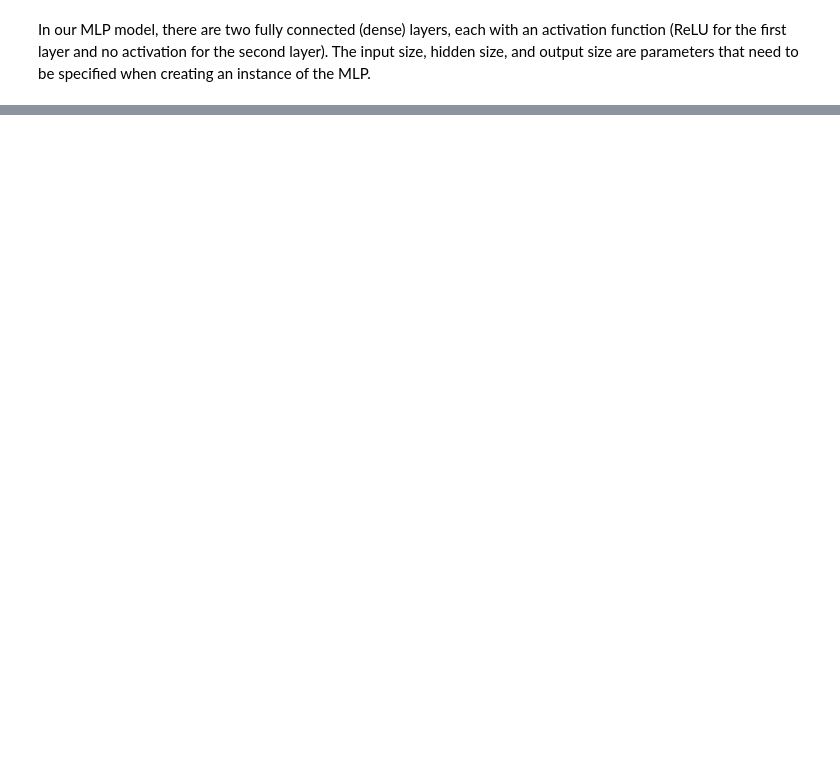
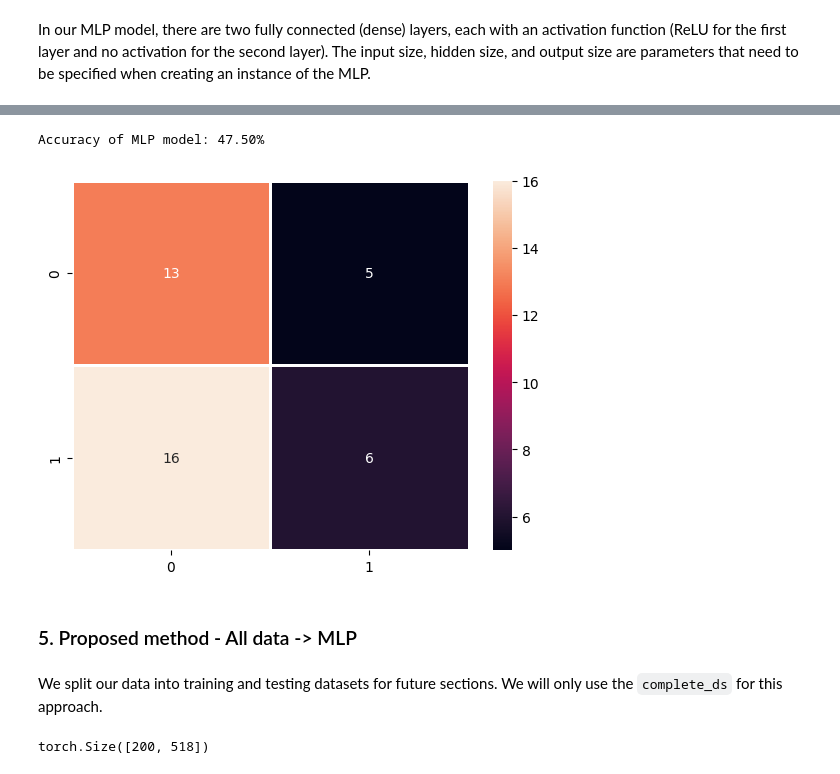
Before and after one commit to jhtkoo0426/UCL-FYP, a Jupyter notebook: src/models/mlp.ipynb, the cells around one changed output, grey strips where cells are left out. Saved outputs shown, nothing was run; the diff lists cells and outputs as text; code cells hidden in the pictures; blank space fills up the shorter version.

```diff
--- a/src/models/mlp.ipynb
+++ b/src/models/mlp.ipynb
@@ -312,0 +308,20 @@ Accuracy of MLP model: 87.50%
+# %%
+X_train, X_test, y_train, y_test = train_test_split(visual_ds.detach().numpy(), grasp_outcomes_data, test_size=0.2, random_state=0)
+# %%
+mlp4b = MLP(input_size=6, hidden_size=4, output_size=1)
+mlp4b.train_mlp(epochs=100, X_train=X_train, y_train=y_train)
+mlp4b.eval_mlp(X_test=X_test, y_test=y_test)
+# %% [output]
+Accuracy of MLP model: 47.50%
+[figure, added]
+# %% [markdown]
+### 5. Proposed method - All data -> MLP
+# %% [markdown]
+We split our data into training and testing datasets for future sections.
+We will only use the `complete_ds` for this approach.
+# %%
+# We simply combine the cnn-processed tactile data (from Section 5.3.1) with the visual data
+cnn5_complete_ds = torch.cat([cnn_tactile.reshape(cnn_tactile.shape[0], -1), visual_ds], dim=1)
+cnn5_complete_ds.shape
+# %% [output]
+torch.Size([200, 518])
```
Also changed, not shown: parts of 18 cells of this notebook.
